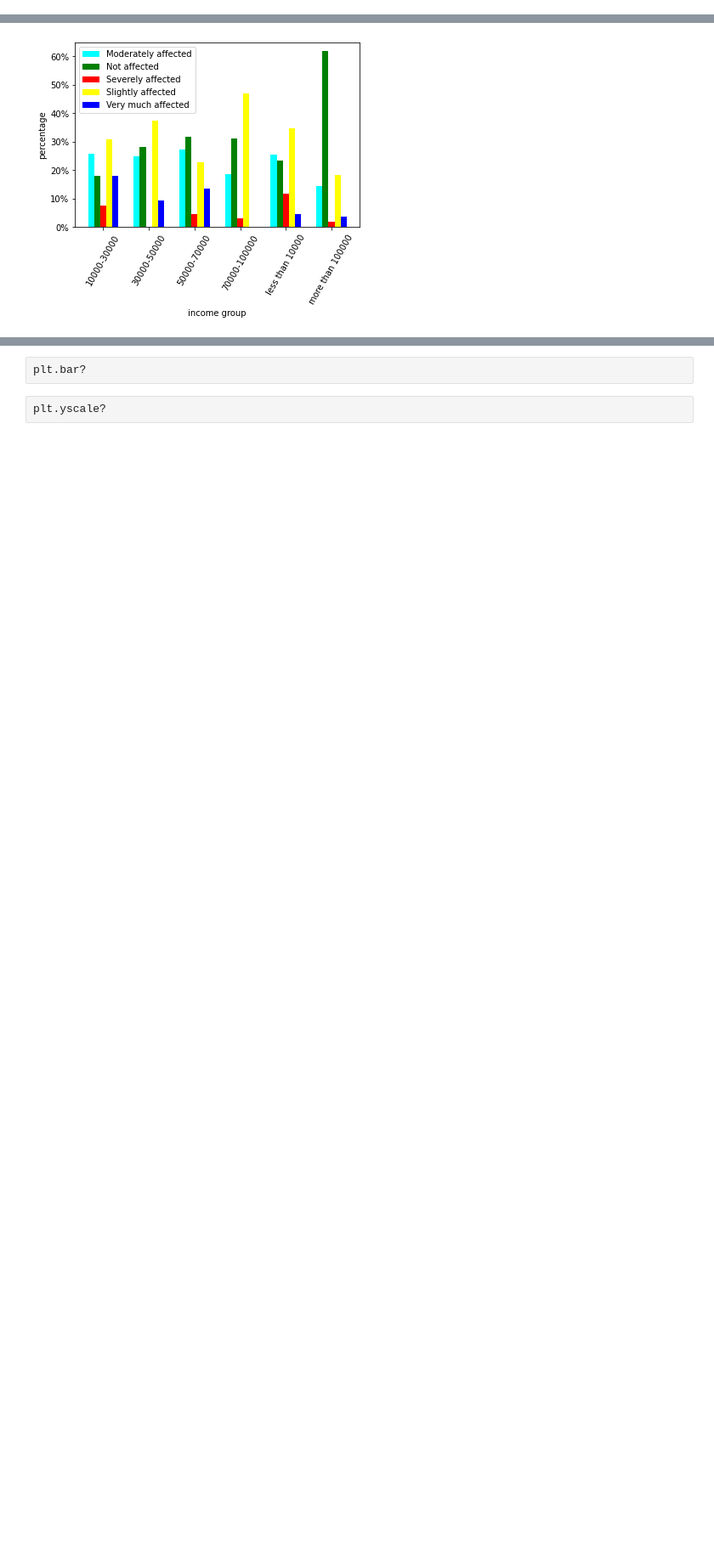
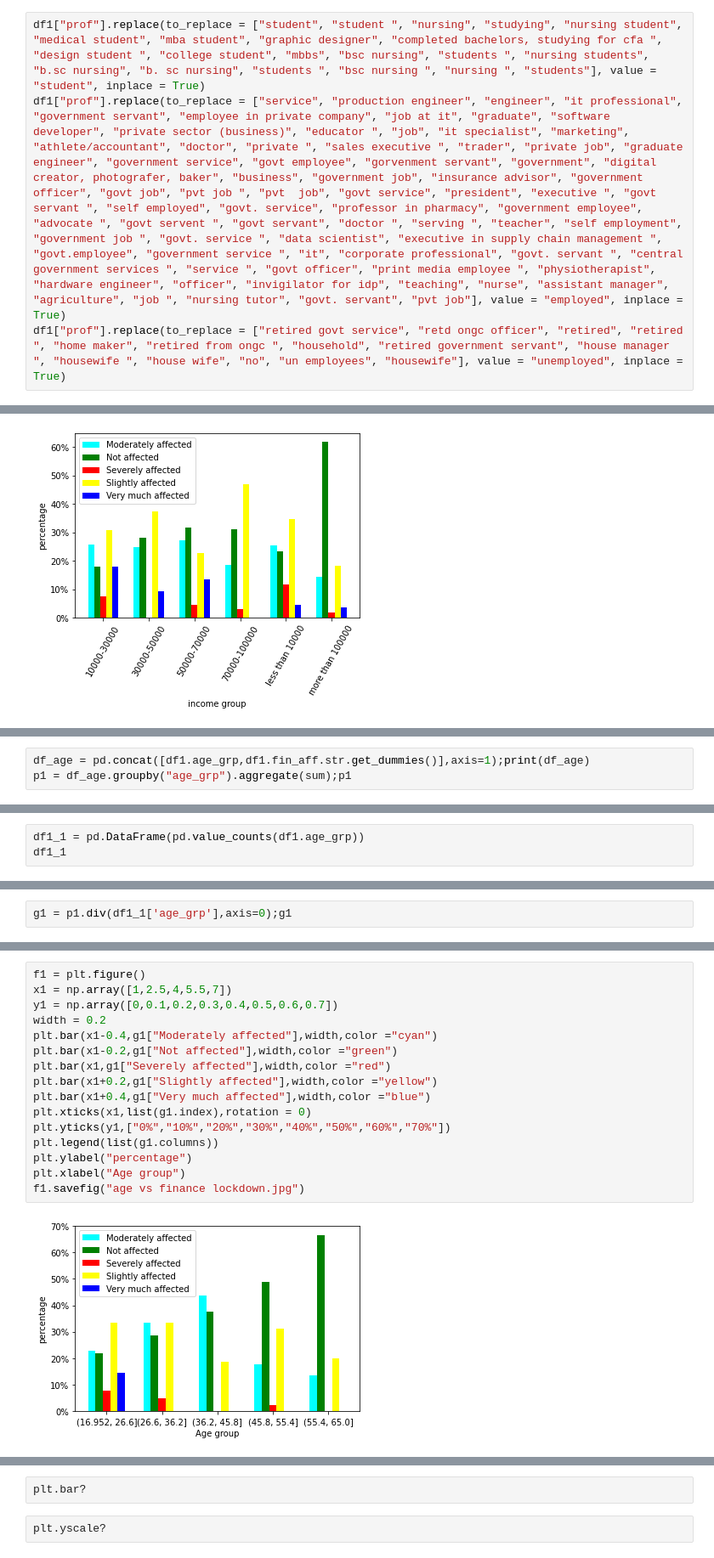
Before and after one commit to Samrat2001/Exploratory-Data-Analysis, a Jupyter notebook: project_first_cut.ipynb, the cells around one changed output, grey strips where cells are left out. Shown at 85% size. Saved outputs shown, nothing was run; the diff lists cells and outputs as text; blank space fills up the shorter version.

```diff
--- a/project_first_cut.ipynb
+++ b/project_first_cut.ipynb
@@ -92,3 +92,7 @@ df1.prof = df1.prof.str.lower();df1
 | 221 | 21 | Female | Haldwani | student | 30000-50000 | Yes, I had symptoms and was detec... | Yes completed both dose | Slightly affected | Very much affected | Moderately affected | ... | ... |
 | 222 | <NA> | Female | Rudrapur | bsc nursing | less than 10000 | No I never had symptoms of covid | Yes only 1st dose | Moderately affected | Moderately affected | Moderately affected | ... | ... |
 223 rows × 22 columns
+# %%
+df1["prof"].replace(to_replace = ["student", "student ", "nursing", "studying", "nursing student", "medical student", "mba student", "graphic designer", "completed bachelors, studying for cfa ", "design student ", "college student", "mbbs", "bsc nursing", "students ", "nursing students", "b.sc nursing", "b. sc nursing", "students ", "bsc nursing ", "nursing ", "students"], value = "student", inplace = True)
+df1["prof"].replace(to_replace = ["service", "production engineer", "engineer", "it professional", "government servant", "employee in private company", "job at it", "graduate", "software developer", "private sector (business)", "educator ", "job", "it specialist", "marketing", "athlete/accountant", "doctor", "private ", "sales executive ", "trader", "private job", "graduate engineer", "government service", "govt employee", "gorvenment servant", "government", "digital creator, photografer, baker", "business", "government job", "insurance advisor", "government officer", "govt job", "pvt job ", "pvt  job", "govt service", "president", "executive ", "govt servant ", "self employed", "govt. service", "professor in pharmacy", "government employee", "advocate ", "govt servent ", "govt servant", "doctor ", "serving ", "teacher", "self employment", "government job ", "govt. service ", "data scientist", "executive in supply chain management ", "govt.employee", "government service ", "it", "corporate professional", "govt. servant ", "central government services ", "service ", "govt officer", "print media employee ", "physiotherapist", "hardware engineer", "officer", "invigilator for idp", "teaching", "nurse", "assistant manager", "agriculture", "job ", "nursing tutor", "govt. servant", "pvt job"], value = "employed", inplace = True)
+df1["prof"].replace(to_replace = ["retired govt service", "retd ongc officer", "retired", "retired ", "home maker", "retired from ongc ", "household", "retired government servant", "house manager ", "housewife ", "house wife", "no", "un employees", "housewife"], value = "unemployed", inplace = True)
@@ -176,0 +218,3 @@ f.savefig("pllllllll.jpg")
+# %%
+df_age = pd.concat([df1.age_grp,df1.fin_aff.str.get_dummies()],axis=1);print(df_age)
+p1 = df_age.groupby("age_grp").aggregate(sum);p1
@@ -176,0 +251,3 @@ f.savefig("pllllllll.jpg")
+# %%
+df1_1 = pd.DataFrame(pd.value_counts(df1.age_grp))
+df1_1
@@ -176,0 +261,2 @@ f.savefig("pllllllll.jpg")
+# %%
+g1 = p1.div(df1_1['age_grp'],axis=0);g1
@@ -176,0 +270,18 @@ f.savefig("pllllllll.jpg")
+# %%
+f1 = plt.figure()
+x1 = np.array([1,2.5,4,5.5,7])
+y1 = np.array([0,0.1,0.2,0.3,0.4,0.5,0.6,0.7])
+width = 0.2
+plt.bar(x1-0.4,g1["Moderately affected"],width,color ="cyan")
+plt.bar(x1-0.2,g1["Not affected"],width,color ="green")
+plt.bar(x1,g1["Severely affected"],width,color ="red")
+plt.bar(x1+0.2,g1["Slightly affected"],width,color ="yellow")
+plt.bar(x1+0.4,g1["Very much affected"],width,color ="blue")
+plt.xticks(x1,list(g1.index),rotation = 0)
+plt.yticks(y1,["0%","10%","20%","30%","40%","50%","60%","70%"])
+plt.legend(list(g1.columns))
+plt.ylabel("percentage")
+plt.xlabel("Age group")
+f1.savefig("age vs finance lockdown.jpg")
+# %% [output]
+[figure, added]
```
Also changed, not shown: parts of 35 cells of this notebook.
